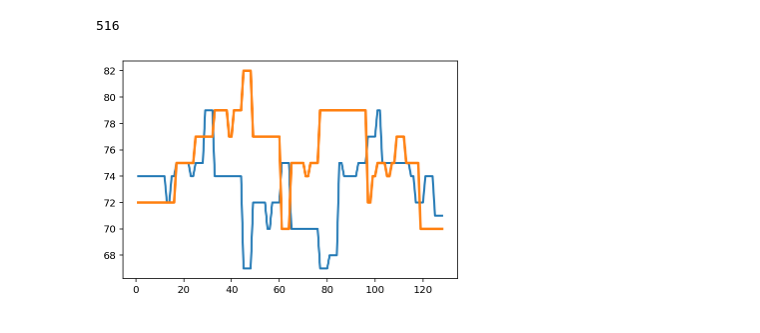
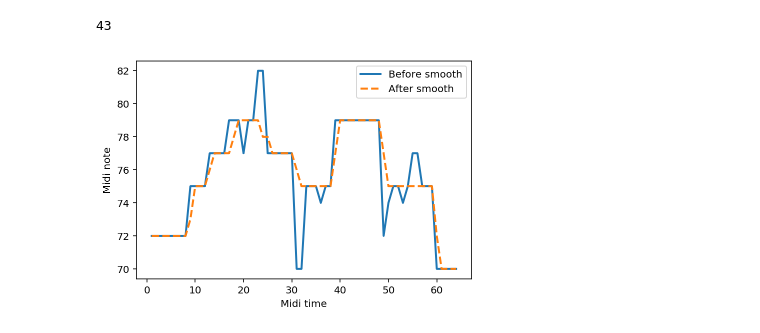
Before and after one commit to sharon1018/Music_information_retrieval, a Jupyter notebook: Melody_matching.ipynb, the cells around one changed output. Cells and saved outputs as stored; diff of their text form; code cells hidden in the pictures.

```diff
--- a/Melody_matching.ipynb
+++ b/Melody_matching.ipynb
@@ -17,44 +17,60 @@ n = midi_msg[2]
 
 ori = pm.to_midi_file(m, 8 , 'ori.mid')
 # %%
+# 將note依照time拆成多個
 def to_note_freq(midi_msg):
     note_freq = []; count = 0
     for i in range(len(midi_msg)):
         if i % 2 == 0:
-            for j in range(int((midi_msg[i].time + midi_msg[i+1].time)/120)):
+            for j in range(int((midi_msg[i].time + midi_msg[i+1].time)/240)):
                 count += 1
                 note_freq.append([midi_msg[i].note, count])
     return note_freq
 
-def count_area(ori_seq, new_seq):
-    x = [i[1] for i in ori_seq]
-    y = [i[0] for i in ori_seq]
-    x2 = [i[1] for i in new_seq]
-    y2 = [i[0] for i in new_seq]
+# 計算面積差
+def count_area(ori_y, new_y):
     area = 0
-    for i in range(len(x)):
-        area += abs(y[i]-y2[i])
-    return area, y, y2 # note seq
+    for i in range(len(ori_y)):
+        area += abs(ori_y[i]-new_y[i])
+    return area
 
-note_freq = to_note_freq(m)
-note_freq2 = to_note_freq(n)
+# smooth melody curve, sliding window = 7
+def smooth(note_seq):
+    temp = []
+    for i in range(len(note_seq)):
+        if i < 4:
+            temp.append(note_seq[i])
+        elif i > len(note_seq) - 4:
+            temp.append(note_seq[i])
+        else:
+            median = int(statistics.median(note_seq[i-4:i+4]))
+            temp.append(median)
+    return temp
 
-x = [i[1] for i in note_freq]
-y = [i[0] for i in note_freq]
+a = to_note_freq(m)
+b = to_note_freq(n)
 
-x2 = [i[1] for i in note_freq2]
-y2 = [i[0] for i in note_freq2]
+# 拆成XY座標
+x = [i[1] for i in a]
+y = [i[0] for i in a]
 
-# x3 = [i[1] for i in temp]
-# y3 = [i[0] for i in temp]
+x2 = [i[1] for i in b]
+y2 = [i[0] for i in b]
 
-plt.plot(x, y, linewidth=2.0)
-plt.plot(x2, y2, linewidth=2.5)
-# plt.plot(x3, y3, linewidth=2.5)
+# smooth
+y_s1 = smooth(y)
+y_s2 = smooth(y2)
 
-# before smooth
-area, ori_note, new_note = count_area(note_freq, note_freq2)
-area
+# plot
+plt.plot(x2, y2, linewidth=2.0, label='Before smooth')
+plt.plot(x2, y_s2, linestyle='dashed', linewidth=2.0, label='After smooth')
+plt.legend(loc='upper right')
+plt.xlabel('Midi time')
+plt.ylabel('Midi note')
+plt.savefig('compare.jpg')
+
+# count area
+count_area(y2, y_s2)
 # %% [output]
-516
+43
-[figure, old version]
+[figure, new version]
```
Also changed, not shown: parts of 9 cells of this notebook, 2 other files.
